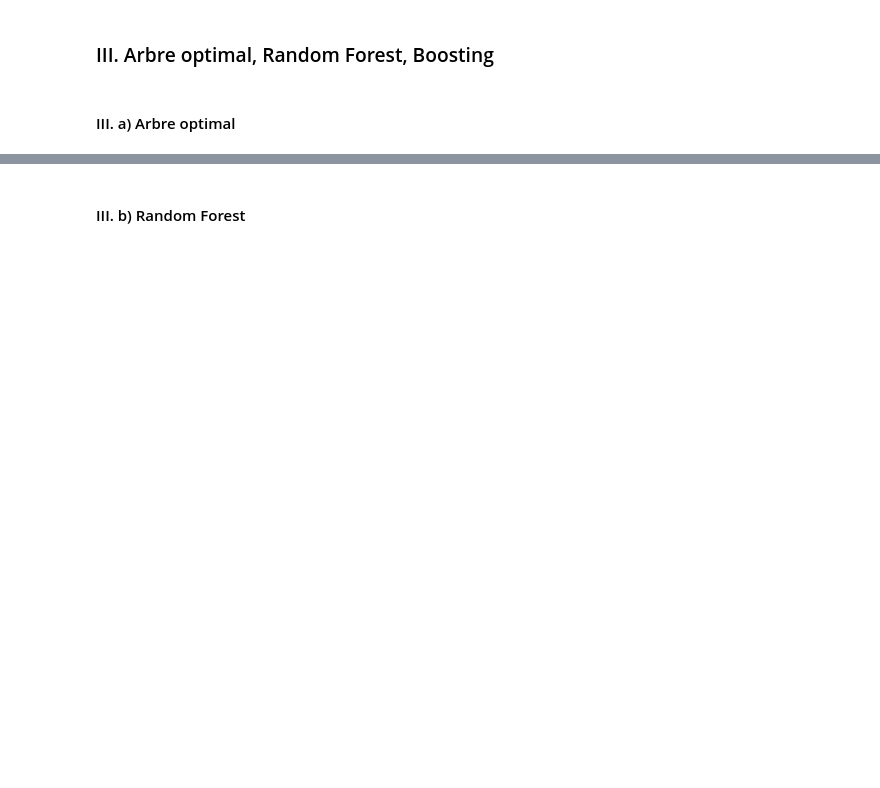
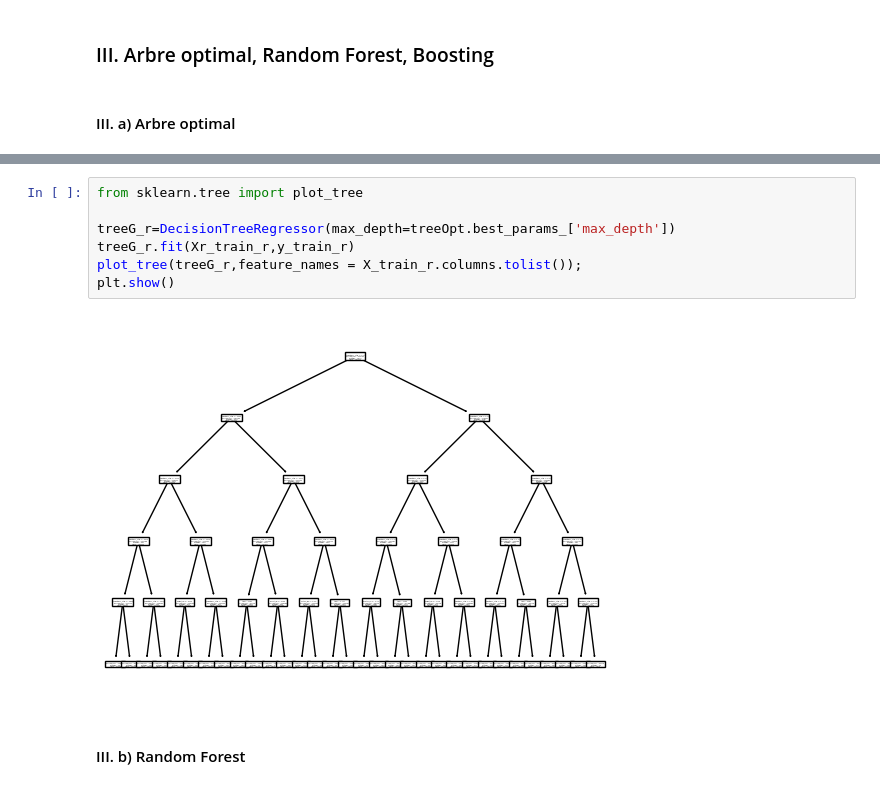
Before and after one commit to clairesn23/machine_learning, a Jupyter notebook: Projet_Python.ipynb, the cells around one changed output, grey strips where cells are left out. Drawn from its saved outputs; the diff is of its cells as text; blank space fills up the shorter version.

```diff
--- a/Projet_Python.ipynb
+++ b/Projet_Python.ipynb
@@ -765,2 +930,11 @@ plt.show()
+# %%
+from sklearn.tree import plot_tree
+
+treeG_r=DecisionTreeRegressor(max_depth=treeOpt.best_params_['max_depth'])
+treeG_r.fit(Xr_train_r,y_train_r)
+plot_tree(treeG_r,feature_names = X_train_r.columns.tolist());
+plt.show()
+# %% [output]
+[figure, added]
 # %% [markdown]
 #### III. b) Random Forest
```
Also changed, not shown: parts of 43 cells of this notebook.
